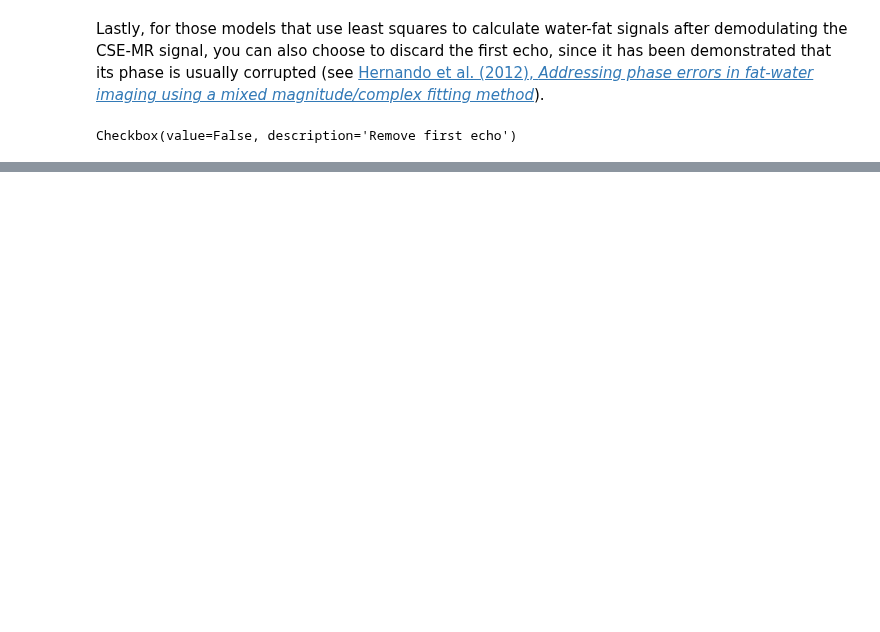
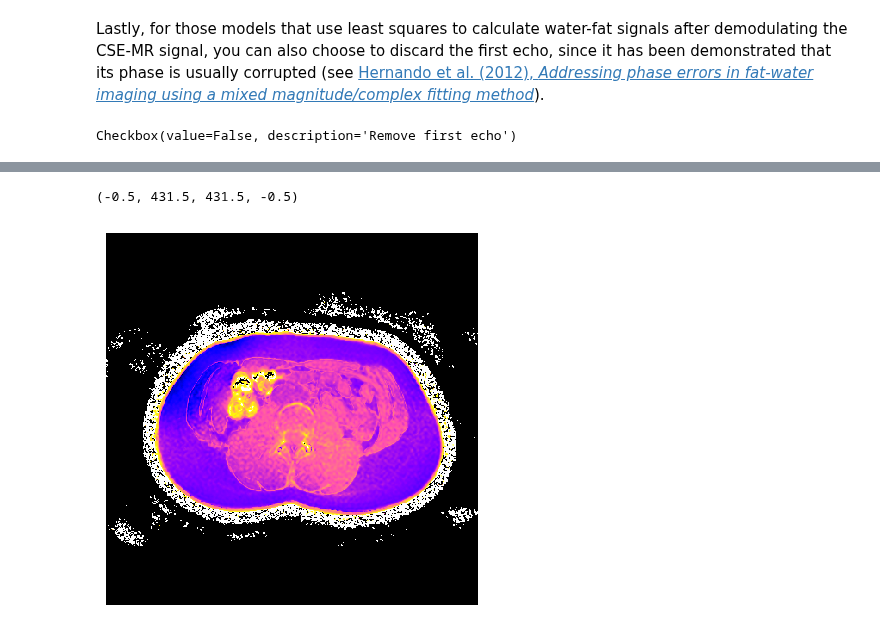
Before and after one commit to jpmeneses/IDEAL-GAN, a Jupyter notebook: try-models.ipynb, the cells around one changed output, grey strips where cells are left out. Cells and saved outputs as stored; diff of their text form; code cells hidden in the pictures; blank space fills up the shorter version.

```diff
--- a/try-models.ipynb
+++ b/try-models.ipynb
@@ -490,12 +470,15 @@ if A2B_var is not None:
 # %%
-plt.matshow(PDFF_aux*100.0,cmap='jet',vmin=0.0,vmax=100.0)
-# plt.matshow(PDFF_var, cmap='gnuplot2',norm=LogNorm(vmin=1e-2,vmax=1e2))
+# plt.matshow(PDFF_aux*100.0,cmap='jet',vmin=0.0,vmax=100.0)
+plt.matshow(PDFF_var, cmap='gnuplot2',norm=LogNorm(vmin=1e-2,vmax=1e2))
 # plt.matshow(r2_aux*r2_sc, cmap='copper', vmin=0, vmax=r2_sc)
 # plt.matshow(r2s_var, cmap='gnuplot', norm=LogNorm(vmin=1e0,vmax=1e3))
 # plt.matshow(w_m_aux, cmap='bone', vmin=0, vmax=1)
 # plt.matshow(f_m_aux, cmap='pink', vmin=0, vmax=1)
 # plt.matshow(F_var, cmap='gnuplot2', norm=LogNorm(vmin=1e-2,vmax=1e0))
 plt.axis('off')
+# %% [output]
+(-0.5, 431.5, 431.5, -0.5)
+[figure, added]
 # %%
 out_id = file_dir.split('/')[-2].split('_')[-1]
 listdir = file_dir.split('/')[:-1]
```
Also changed, not shown: parts of 4 cells of this notebook.
